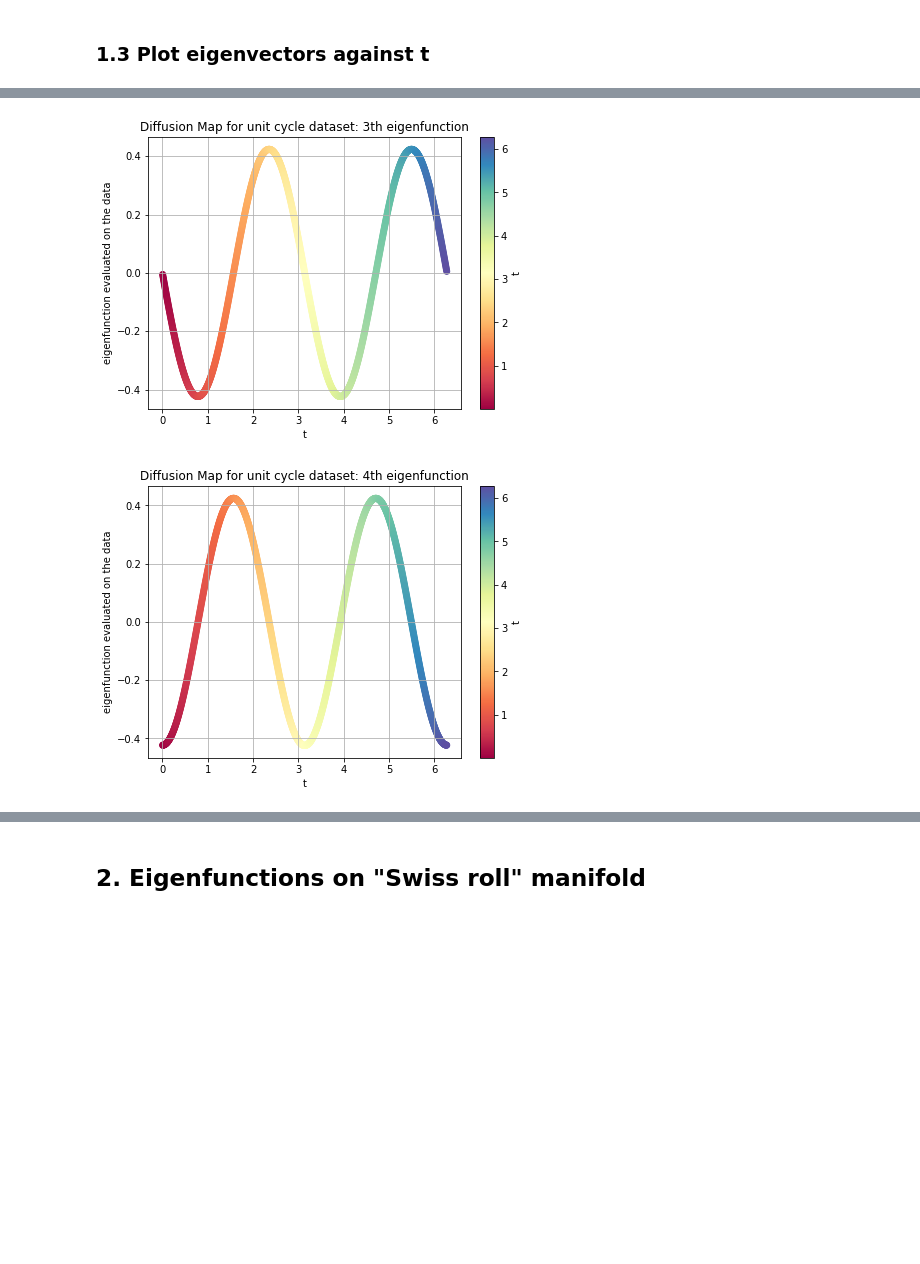
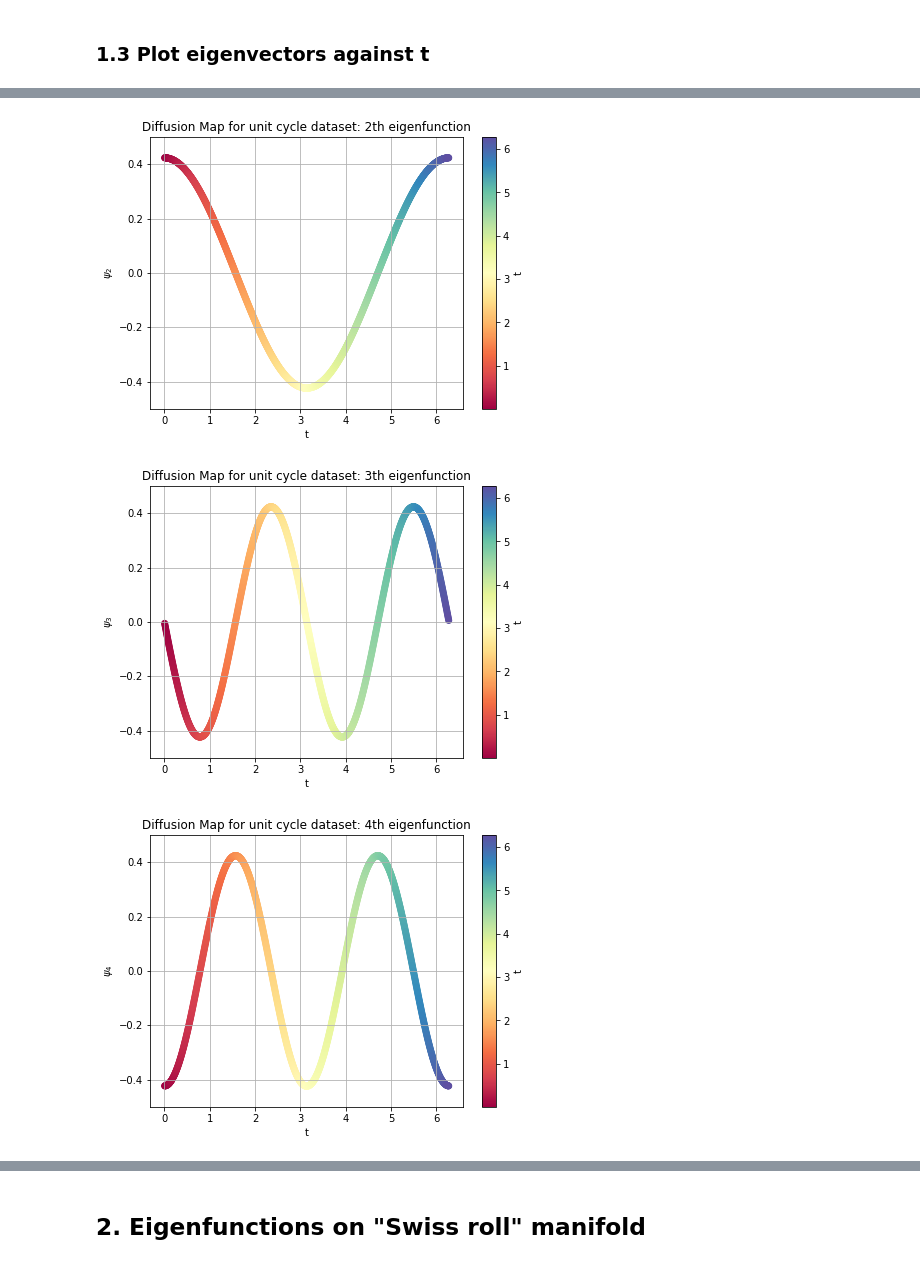
Before and after one commit to sonmikrafft-uni-MLCMS/ex4, a Jupyter notebook: task_2.ipynb, the cells around one changed output, grey strips where cells are left out. Drawn from its saved outputs; the diff is of its cells as text; code cells hidden in the pictures; blank space fills up the shorter version.

Commit message:
Added descriptions and headline to the notebook tasks and saved figures

```diff
--- a/task_2.ipynb
+++ b/task_2.ipynb
@@ -51,12 +57,13 @@ _ = plot_2d_dataset(
 # %%
-_ = plot_2d_dataset(
+fig, _ = plot_2d_dataset(
     t_unit_cycle,
     X_unit_cycle[:, 1],
     x_label="t",
     y_label="y",
-    title="Circular Dataset",
+    title="Unit cycle dataset",
     c=t_unit_cycle,
     colorbar=True,
     colorbar_label="t",
 )
+fig.savefig("plots/unit_cycle_dataset_y.pdf", bbox_inches='tight')
 # %% [output]
@@ -68,16 +75,18 @@ eig_val_circular, eig_vec_circular = get_diffusion_map(X_unit_cycle, L=4)
 # %% [markdown]
 ### 1.3 Plot eigenvectors against t
 # %%
-l_vec = list(range(1, eig_vec_circular.shape[1]))
-for l in l_vec:
+l_vec = list(range(0, eig_vec_circular.shape[1]))
+for i, l in enumerate(l_vec):
     fig, _ = plot_2d_dataset(
         t_unit_cycle,
         eig_vec_circular[:, l],
         x_label="t",
-        y_label="eigenfunction evaluated on the data",
+        y_label=r"$\psi_{}$".format(i),
         title=f"Diffusion Map for unit cycle dataset: {l}th eigenfunction",
         c=t_unit_cycle,
         colorbar=True,
         colorbar_label="t",
+        ylim=(-0.5, 0.5),
     )
+    fig.savefig(f"plots/unit_cycle_diffusion_map_{l}.pdf", bbox_inches='tight')
 # %% [output]
@@ -86,2 +95,3 @@ for l in l_vec:
-[figure, old version]
+[figure, new version]
-[figure, old version]
+[figure, new version]
+[figure, added]
```
Also changed, not shown: parts of 30 cells of this notebook.
